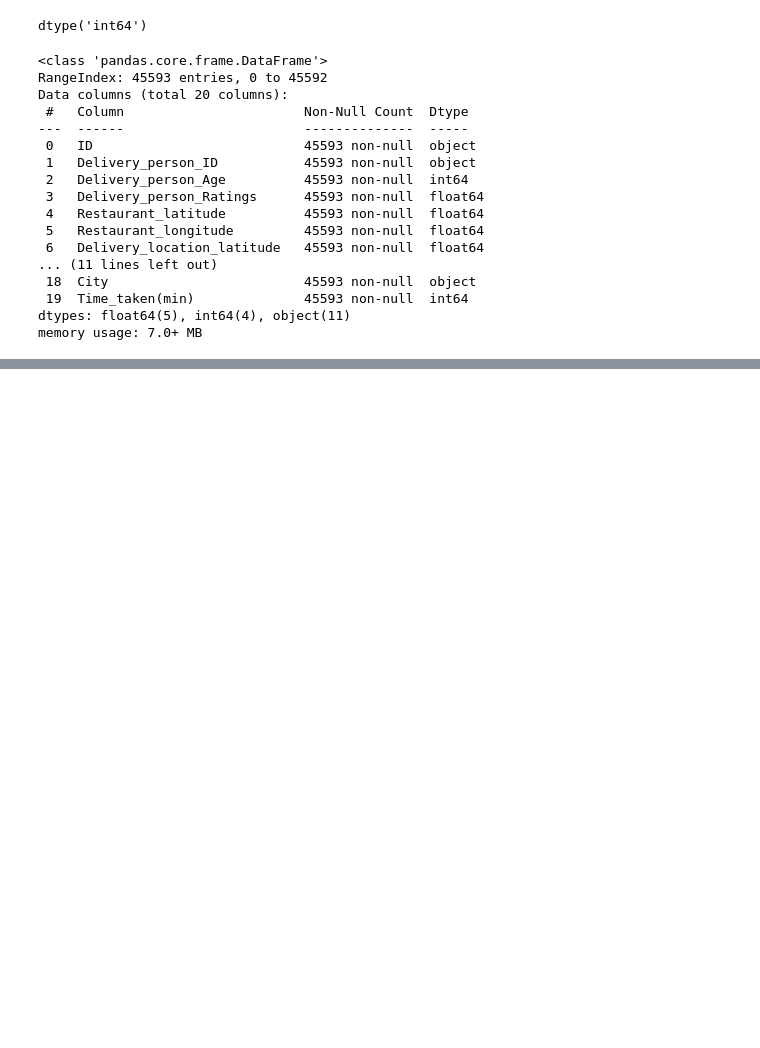
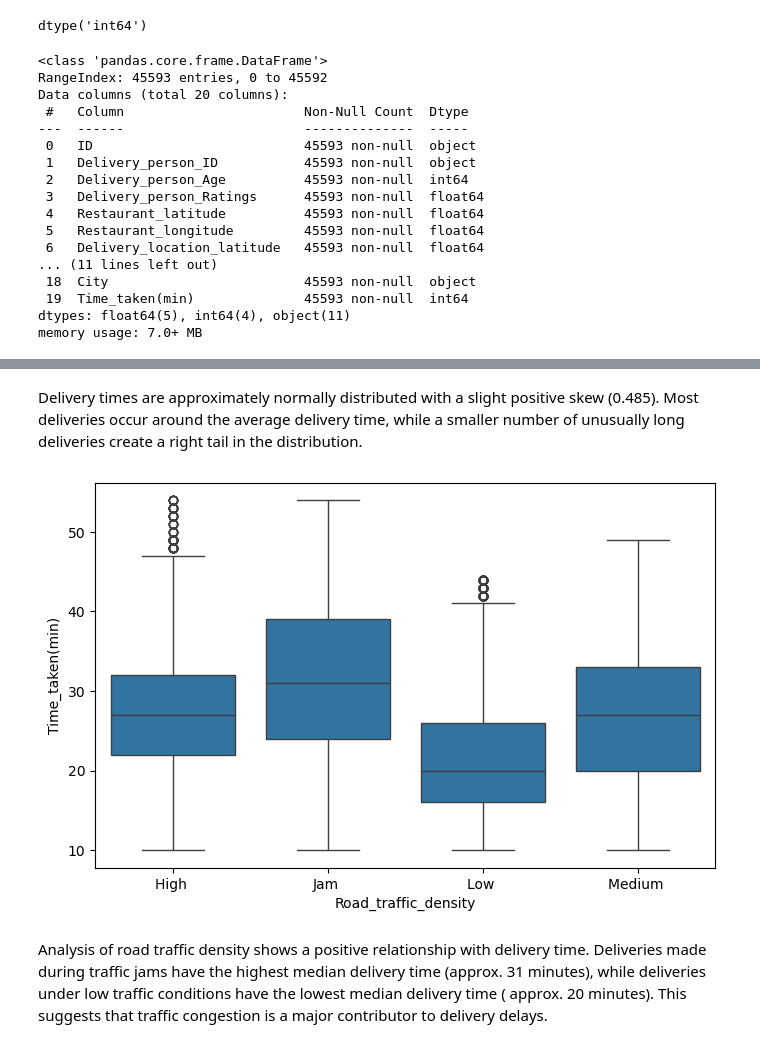
Before and after one commit to UDIT30kaushik/DeliveryDelayPrediction, a Jupyter notebook: notebooks/delivery_delay_prediction.ipynb, the cells around one changed output, grey strips where cells are left out. Drawn from its saved outputs; the diff is of its cells as text; code cells hidden in the pictures; blank space fills up the shorter version.

```diff
--- a/notebooks/delivery_delay_prediction.ipynb
+++ b/notebooks/delivery_delay_prediction.ipynb
@@ -247,0 +318,16 @@ memory usage: 7.0+ MB
+# %% [markdown]
+Delivery times are approximately normally distributed with a slight positive skew (0.485). Most deliveries occur around the average delivery time, while a smaller number of unusually long deliveries create a right tail in the distribution.
+# %%
+plt.figure(figsize=(8,5))
+
+sns.boxplot(
+    x="Road_traffic_density",
+    y="Time_taken(min)",
+    data=df
+)
+
+plt.show()
+# %% [output]
+[figure, added]
+# %% [markdown]
+Analysis of road traffic density shows a positive relationship with delivery time. Deliveries made during traffic jams have the highest median delivery time (approx. 31 minutes), while deliveries under low traffic conditions have the lowest median delivery time ( approx. 20 minutes). This suggests that traffic congestion is a major contributor to delivery delays.
```
Also changed, not shown: parts of 25 cells of this notebook.
